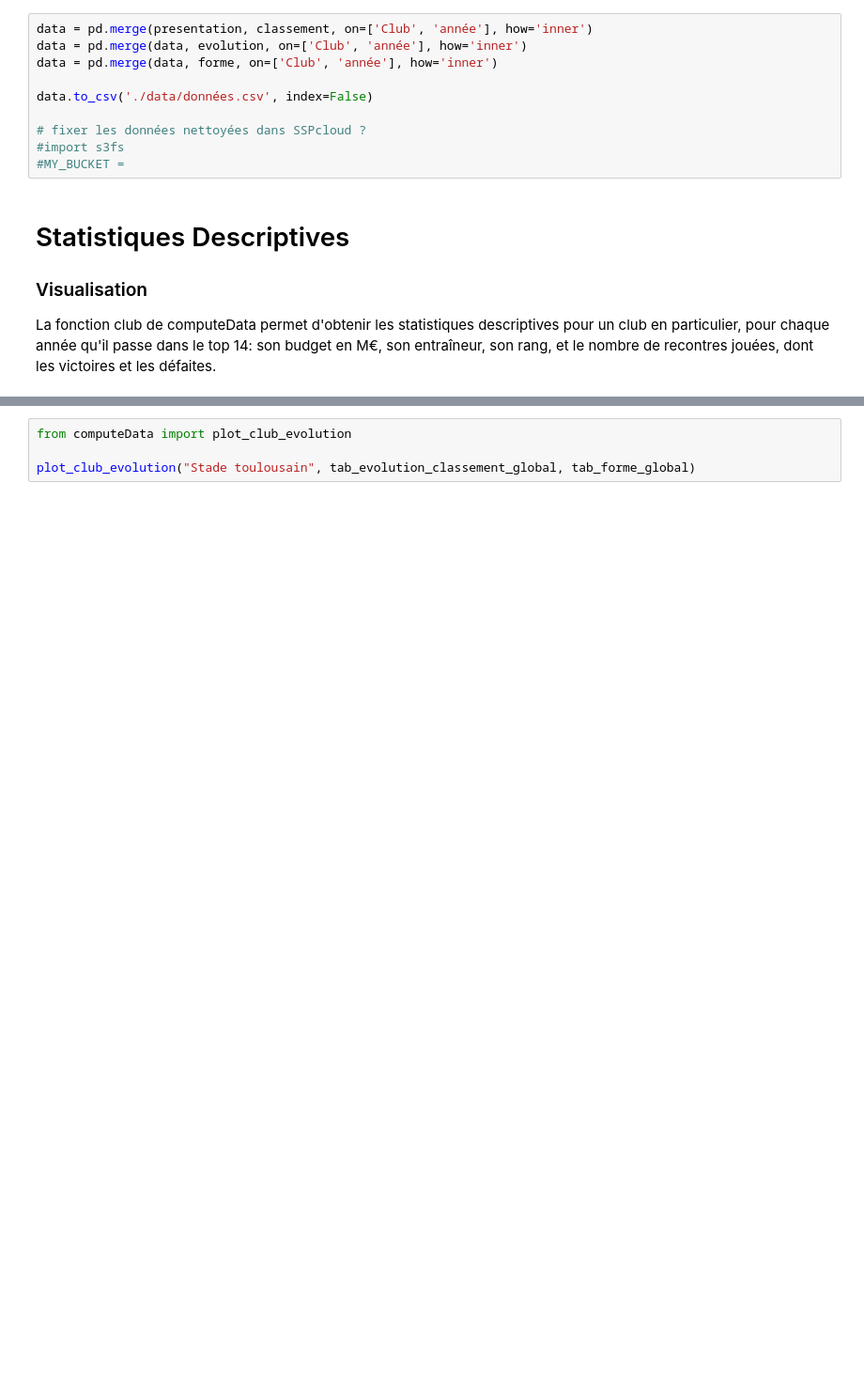
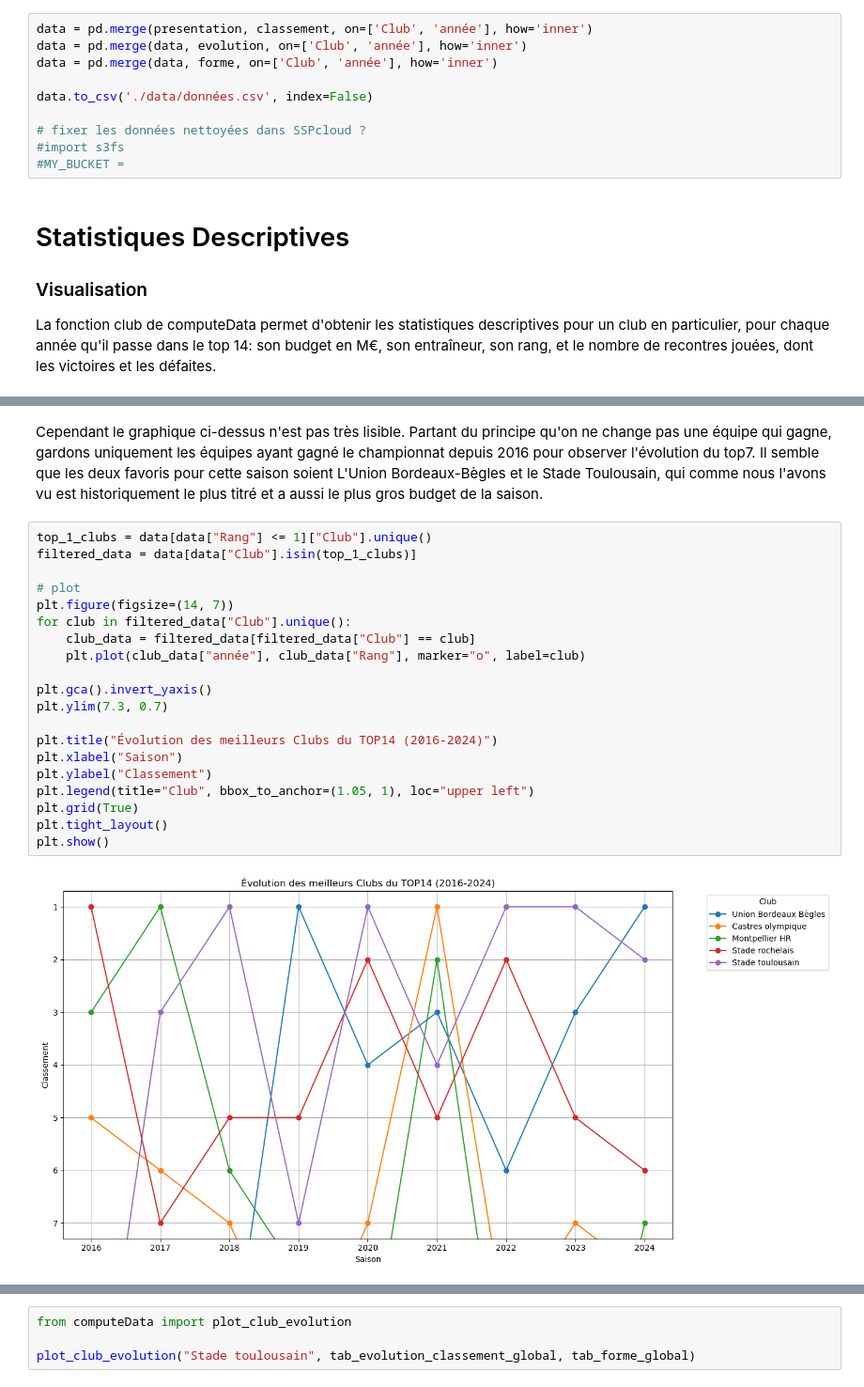
Before and after one commit to mathieuroig9/projet2AENSAE-PredictionRugby, a Jupyter notebook: main.ipynb, the cells around one changed output, grey strips where cells are left out. Shown at 94% size. Drawn from its saved outputs; the diff is of its cells as text; blank space fills up the shorter version.

```diff
--- a/main.ipynb
+++ b/main.ipynb
@@ -295,3 +324,27 @@ plt.show()
+# %% [markdown]
+Cependant le graphique ci-dessus n'est pas très lisible. Partant du principe qu'on ne change pas une équipe qui gagne, gardons uniquement les équipes ayant gagné le championnat depuis 2016 pour observer l'évolution du top7. Il semble que les deux favoris pour cette saison soient L'Union Bordeaux-Bègles et le Stade Toulousain, qui comme nous l'avons vu est historiquement le plus titré et a aussi le plus gros budget de la saison.
+# %%
+top_1_clubs = data[data["Rang"] <= 1]["Club"].unique()
+filtered_data = data[data["Club"].isin(top_1_clubs)]
+
+# plot
+plt.figure(figsize=(14, 7))
+for club in filtered_data["Club"].unique():
+    club_data = filtered_data[filtered_data["Club"] == club]
+    plt.plot(club_data["année"], club_data["Rang"], marker="o", label=club)
+
+plt.gca().invert_yaxis()
+plt.ylim(7.3, 0.7)
+
+plt.title("Évolution des meilleurs Clubs du TOP14 (2016-2024)")
+plt.xlabel("Saison")
+plt.ylabel("Classement")
+plt.legend(title="Club", bbox_to_anchor=(1.05, 1), loc="upper left")
+plt.grid(True)
+plt.tight_layout()
+plt.show()
+# %% [output]
+[figure, added]
 # %% [markdown]
 <a id="analyse"></a>
 ### Analyse
```
Also changed, not shown: parts of 9 cells of this notebook.
